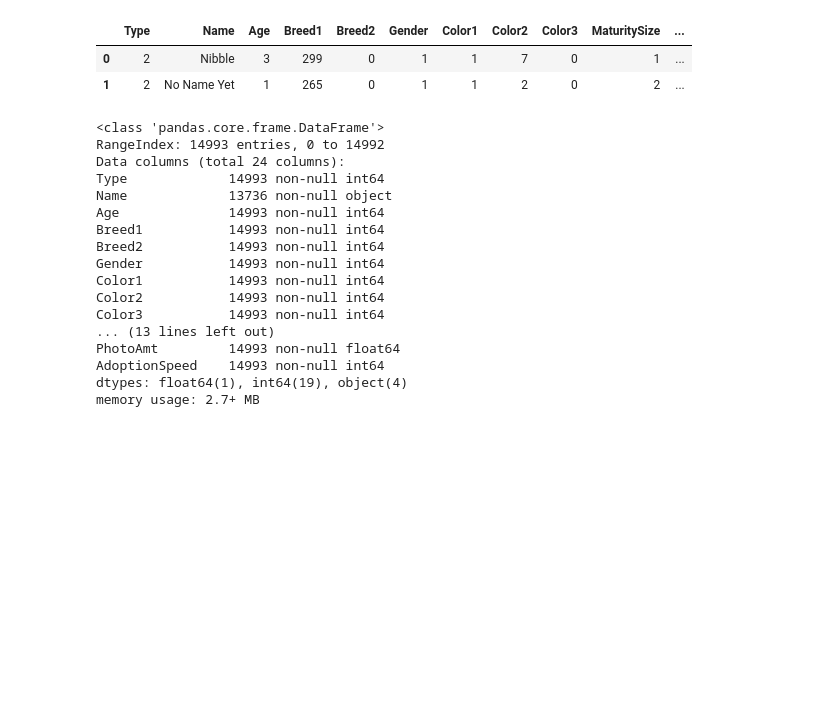
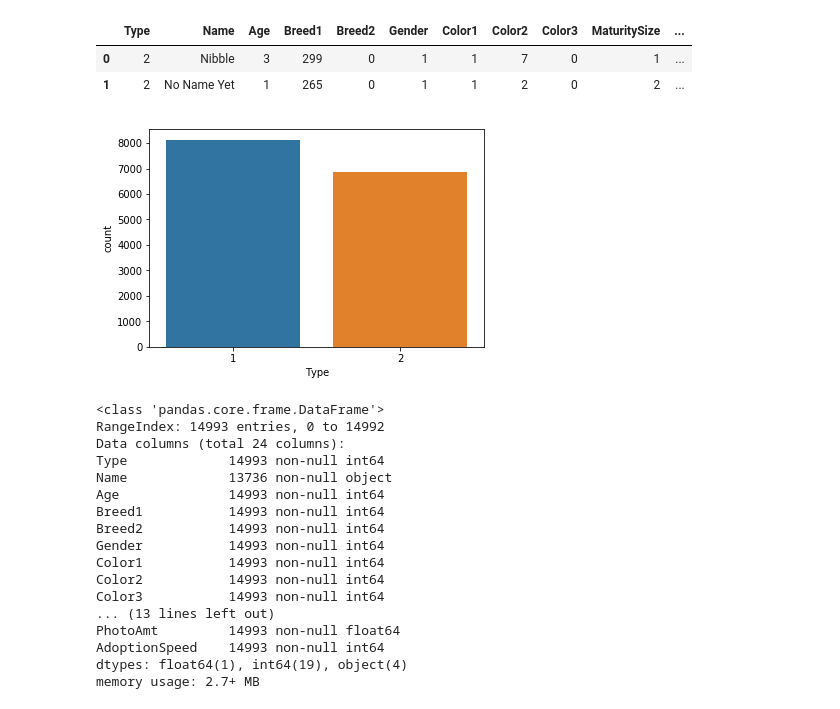
Before and after one commit to atal5/PetfinderDM, a Jupyter notebook: PetFinderV1.ipynb, the cells around one changed output. Cells and saved outputs as stored; diff of their text form; code cells hidden in the pictures; blank space fills up the shorter version.

```diff
--- a/PetFinderV1.ipynb
+++ b/PetFinderV1.ipynb
@@ -29,6 +29,10 @@ train_df.head(2)
 |  | Type | Name | Age | Breed1 | Breed2 | Gender | Color1 | Color2 | Color3 | MaturitySize | ... |
 | 0 | 2 | Nibble | 3 | 299 | 0 | 1 | 1 | 7 | 0 | 1 | ... |
 | 1 | 2 | No Name Yet | 1 | 265 | 0 | 1 | 1 | 2 | 0 | 2 | ... |
+# %%
+sns.countplot(train_df['Type']);
+# %% [output]
+[figure, added]
 # %%
 train_df.info()
 # %% [output]
```
Also changed, not shown: parts of 7 cells of this notebook, 1 other file.
